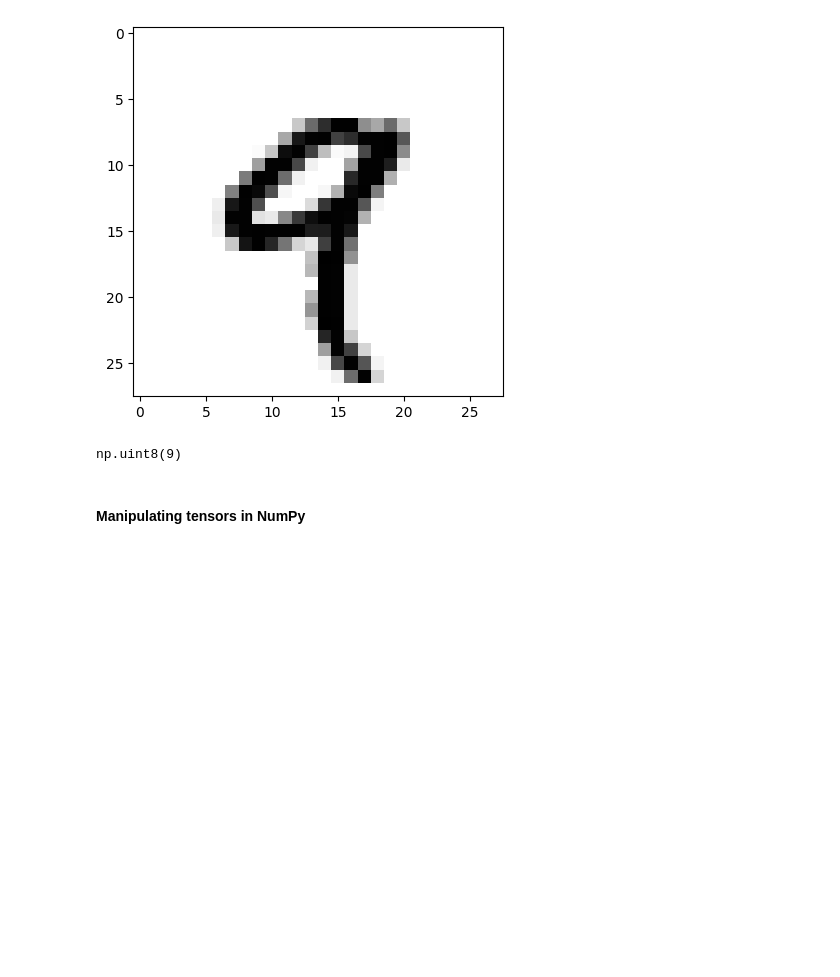
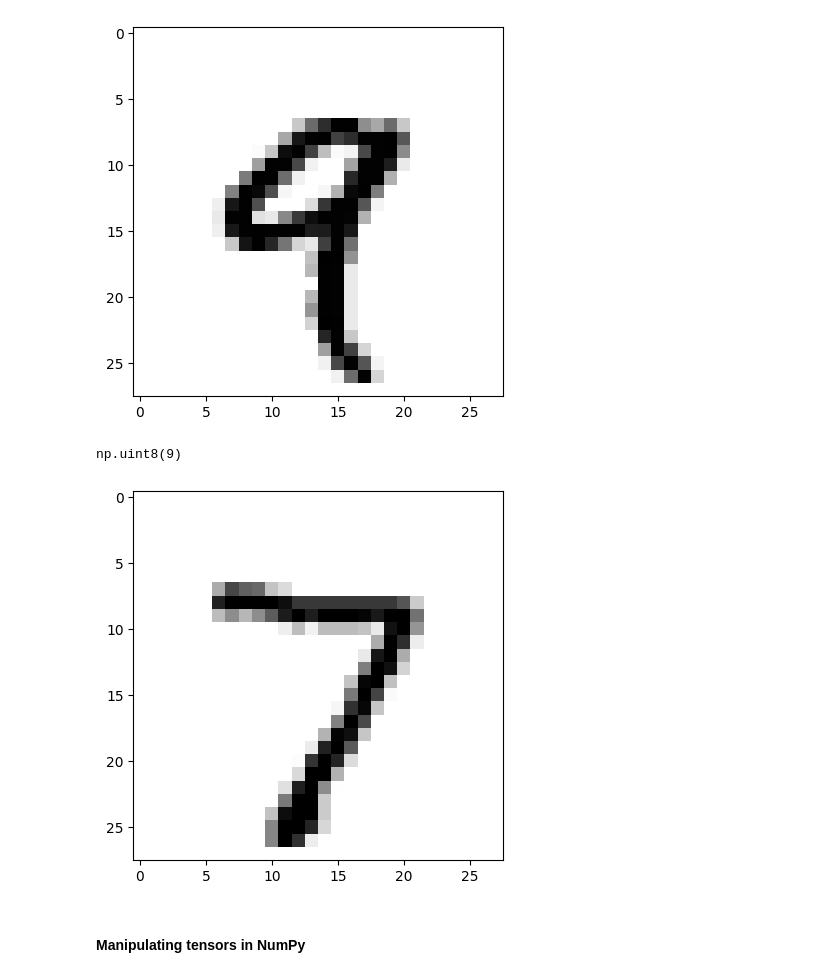
Before and after one commit to jiyul-collab/deeplearning-practice, a Jupyter notebook: chapter02.ipynb, the cells around one changed output. Saved outputs shown, nothing was run; the diff lists cells and outputs as text; code cells hidden in the pictures; blank space fills up the shorter version.

```diff
--- a/chapter02.ipynb
+++ b/chapter02.ipynb
@@ -225,6 +225,13 @@ plt.show()
 train_labels[4]
 # %% [output]
 np.uint8(9)
+# %%
+digit = test_images[0]
+
+plt.imshow(digit, cmap=plt.cm.binary)
+plt.show()
+# %% [output]
+[figure, added]
 # %% [markdown]
 #### Manipulating tensors in NumPy
 # %%
```
Also changed, not shown: parts of 11 cells of this notebook.
